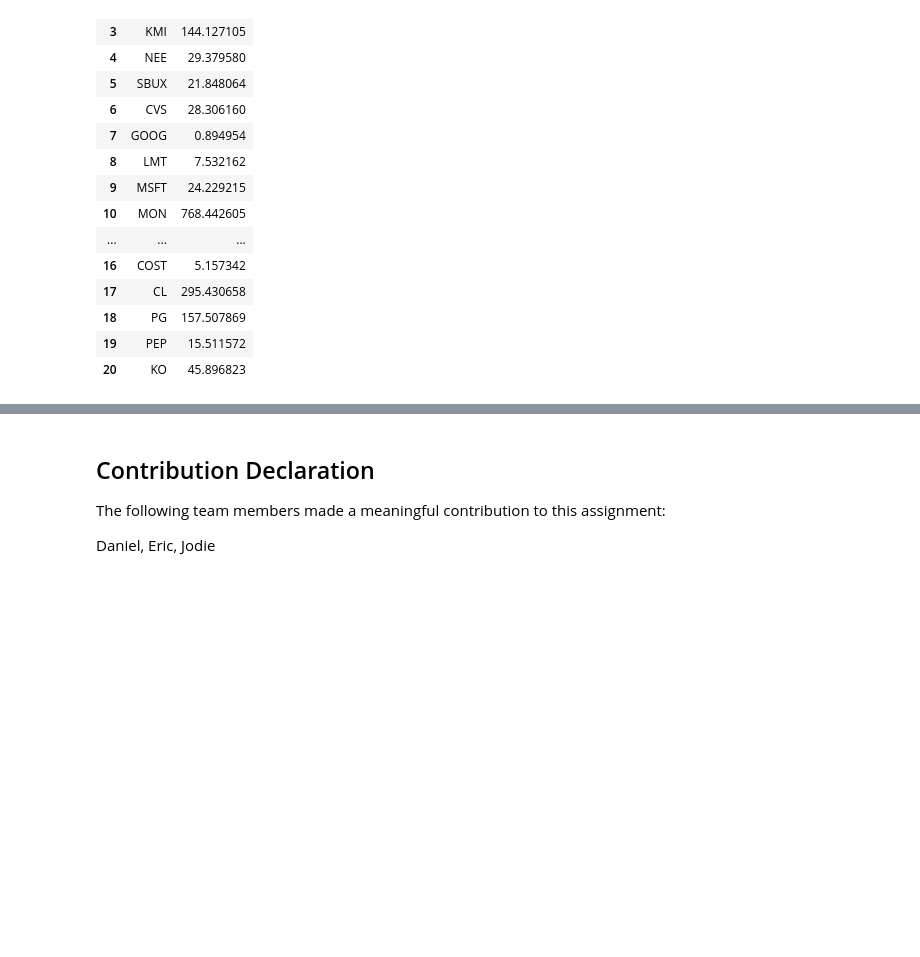
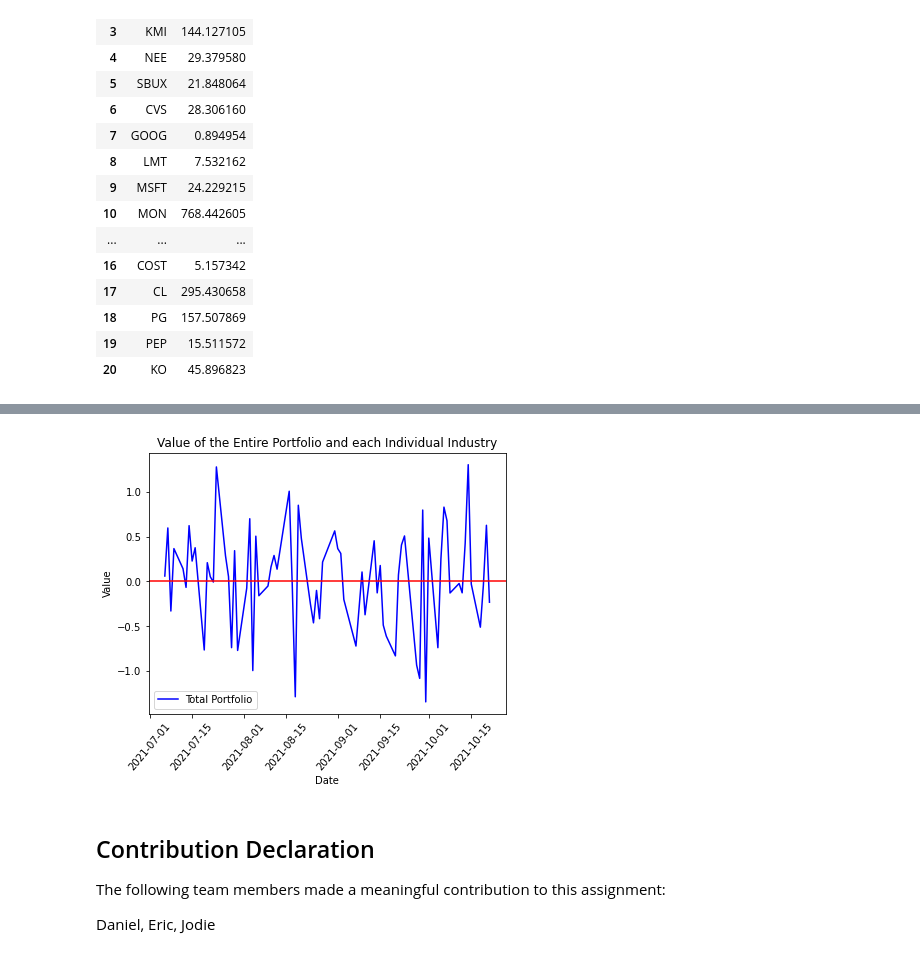
Before and after one commit to airickLeo/Personal-Algo-Bot, a Jupyter notebook: Team_15_Assignment.ipynb, the cells around one changed output, grey strips where cells are left out. Saved outputs shown, nothing was run; the diff lists cells and outputs as text; code cells hidden in the pictures; blank space fills up the shorter version.

Commit message:
More Graph

```diff
--- a/Team_15_Assignment.ipynb
+++ b/Team_15_Assignment.ipynb
@@ -1184,3 +1184,7 @@ Stocks.head(25)
 | 18 | PG | 157.507869 |
 | 19 | PEP | 15.511572 |
 | 20 | KO | 45.896823 |
+# %%
+daily_frame = pd.DataFrame()
+for x in range(len(list_tuple)):
+    tot_frame = create_portfolio(list_tuple[x],100000*(5+list_of_weights[x]))
@@ -1186,0 +1208,8 @@ Stocks.head(25)
+# %%
+daily_frame = pd.DataFrame()
+for x in range(len(list_tuple)):
+    daily_frame = pd.concat([daily_frame, create_portfolio(list_tuple[x],list_of_weights[x])],join='outer',axis=1)
+daily_frame.dropna(inplace=True)
+daily_frame['Balance'] = daily_frame.sum(axis=1)
+daily_frame['Daily Returns']= daily_frame['Balance'].pct_change()* 100
+daily_frame.head()
@@ -1187,3 +1225,18 @@ Stocks.head(25)
+# %%
+plt.plot(daily_frame.index,daily_frame['Daily Returns'], ls='-', color='b', label = "Total Portfolio")
+plt.axhline(y=0,color='r',linestyle='-')
+## Define the title
+plt.title('Value of the Entire Portfolio and each Individual Industry')
+## Formatting
+plt.xlabel('Date')
+plt.ylabel('Value')
+plt.xticks(rotation=50)
+# Create legend
+plt.legend(loc='best')
+## Display the graph
+plt.show()
+# %% [output]
+[figure, added]
 # %%
 Stocks.to_csv(r'C:Stocks_Group_15.csv', index = False)
 # %% [markdown]
```
Also changed, not shown: parts of 3 cells of this notebook.
